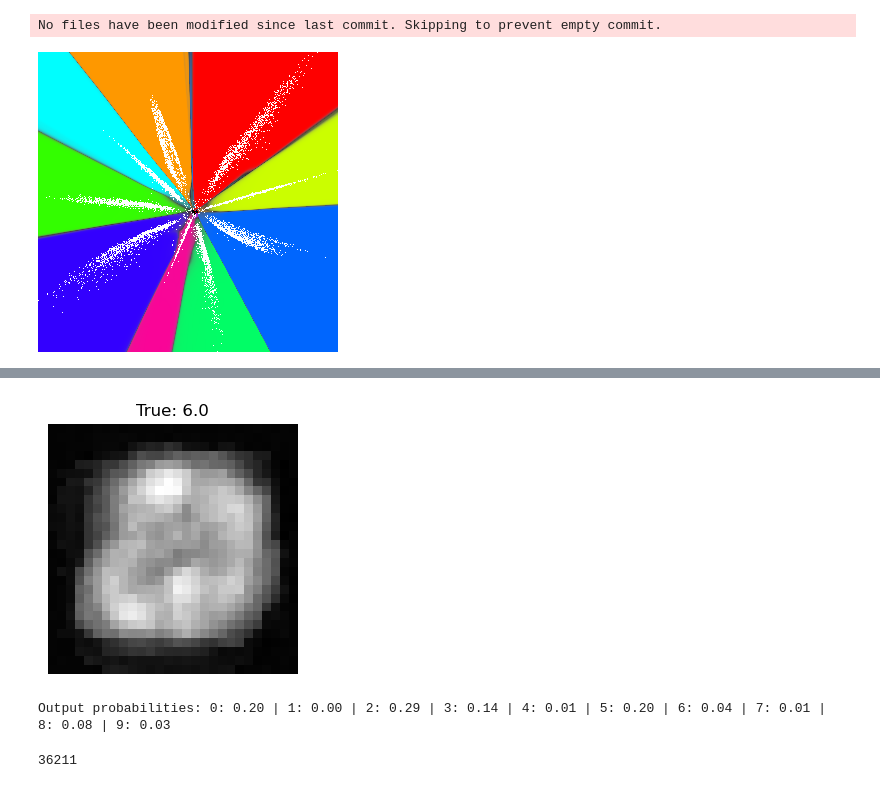
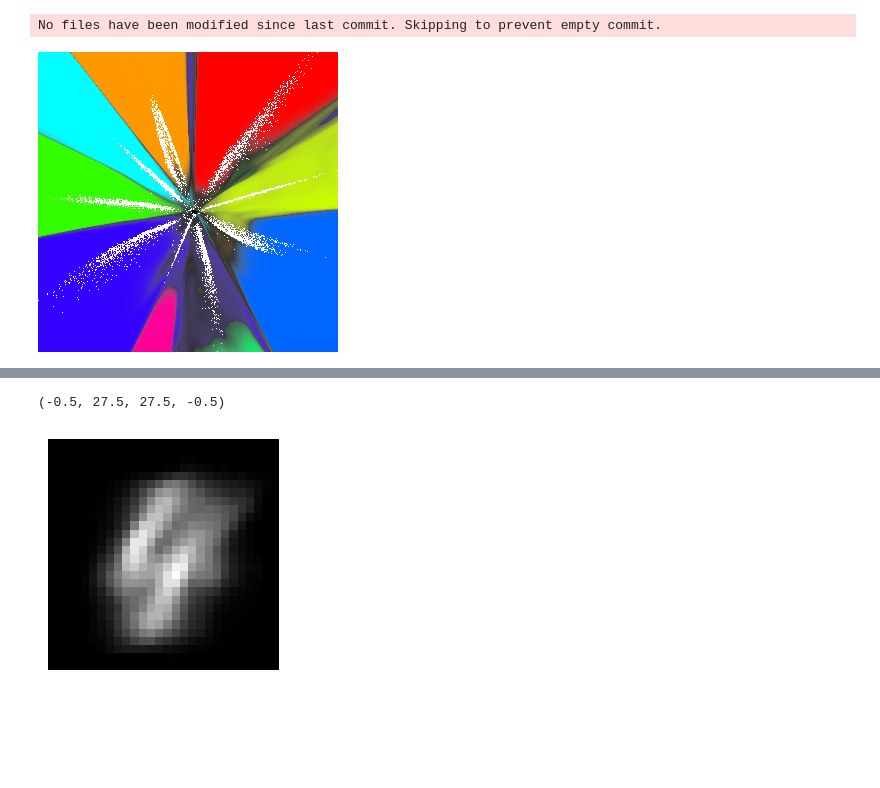
Before and after one commit to cmlavo/OPTML, a Jupyter notebook: project_code/Visualization.ipynb, the cells around one changed output, grey strips where cells are left out. Drawn from its saved outputs; the diff is of its cells as text; code cells hidden in the pictures; blank space fills up the shorter version.

Commit message:
Several images and minor changes to visualisations script

```diff
--- a/project_code/Visualization.ipynb
+++ b/project_code/Visualization.ipynb
@@ -58,15 +58,17 @@ if IMPORT_MODEL:
     print(f"Model saved to {local_path}")
 # %%
 # Loop through all trained models to produce adversarial examples
-MODELS = ["Constant", "Cyclic", "Exponential", "Linear", "LinearUniformMix", "Random"]
+#MODELS = ["Constant", "Cyclic", "Exponential", "Linear", "LinearUniformMix", "Random"]
 #MODELS = ["Cyclic", "Exponential", "Linear", "LinearUniformMix"]
-#MODELS = ["Cyclic"]
+MODELS = ["Vanilla"]
 MODEL_REPO_ID = "JulienStal/MNIST-MediumConvs-AdversarialSchedulers"
 EPSILON = 0.3
-K = 10
+K = 1
 BATCH_SIZE = 10000
 EPOCHS = 300
 PATIENCE = 100
+SHOW_POINTS = True
+NAME_SUFFIX = ""
 
 ssnps = []
 im_grids = []
@@ -97,10 +99,12 @@ for model in MODELS:
         classifier_model = MNIST_model,
         classifier_model_name = model_name,
         ssnp_path_and_name = local_path,
+        image_name_suffix = NAME_SUFFIX,
         batch_size = BATCH_SIZE,
-        adversarial_images=adversarial_images,
+        adversarial_images=None,
         ssnp_training_epochs = EPOCHS,
         ssnp_training_patience = PATIENCE,
+        show_points = SHOW_POINTS,
         verbose = True,
     )
 
@@ -169,7 +152,7 @@ if SAVE_SSNP_HF:
 No files have been modified since last commit. Skipping to prevent empty commit.
 # %%
 # Print the synthetic image for a given pixel
-PIXEL_X, PIXEL_Y = (156, 156) # vertical and horizontal
+PIXEL_X, PIXEL_Y = (172, 162) # vertical and horizontal
 index = PIXEL_X*300 + PIXEL_Y
 
 ssnp = ssnps[0]
@@ -184,7 +167,7 @@ dbm.putpixel((PIXEL_Y, PIXEL_X), (255, 0, 0))  # Set pixel to red
 display(dbm)
 
 # Points values of the pixel
-pt = pts[36211]
+pt = pts[index]
 
 # Get the synthetic image for the given pixel and print it
 synthetic_img = torch.tensor(ssnp.inverse_transform(torch.tensor(pt).unsqueeze(0))).view(1, 1, 28, 28)
@@ -193,6 +176,11 @@ label_tensor = torch.tensor(img_grid[PIXEL_X][PIXEL_Y]).view(1,1)
 # Print the label of the synthetic image
 print(f"Label of synthetic image at pixel ({PIXEL_X}, {PIXEL_Y}): {label_tensor.item()} (confidence {prob_grid[PIXEL_X][PIXEL_Y]:.2f})")
 
-Tools.plot_predictions(model, synthetic_img, label_tensor, device_torch, 1)
+plt.figure(figsize=(10, 3))
+plt.subplot(1, 2, 1)
+plt.imshow(synthetic_img[0].squeeze().cpu(), cmap='gray')
+plt.axis('off')
+
+#Tools.plot_predictions(model, synthetic_img, label_tensor, device_torch, 1)
 # %% [output]
-[figure, old version]
+[figure, new version]
@@ -201,8 +189,2 @@ Label of synthetic image at pixel (156, 156): 6.0 (confidence 0.44)
+(-0.5, 27.5, 27.5, -0.5)
-[figure, old version]
+[figure, new version]
-Output probabilities: 0: 0.20 | 1: 0.00 | 2: 0.29 | 3: 0.14 | 4: 0.01 | 5: 0.20 | 6: 0.04 | 7: 0.01 | 8: 0.08 | 9: 0.03
-# %%
-import numpy as np
-min_pixel = np.argmin(prob_grid.flatten())
-print(min_pixel)
-# %% [output]
-36211
```
Also changed, not shown: parts of 2 cells of this notebook, 16 other files.
